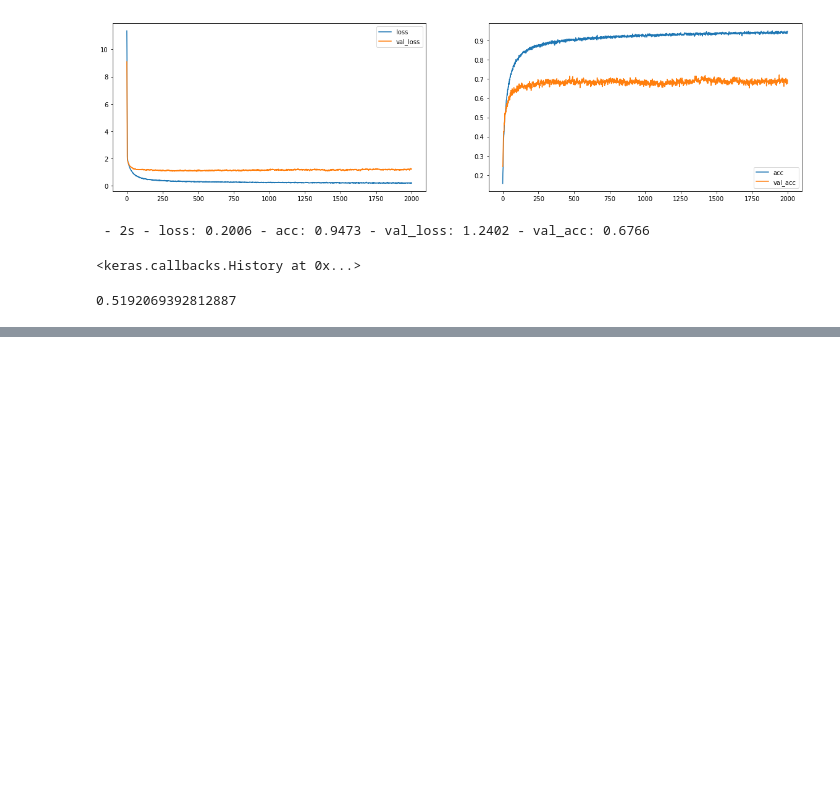
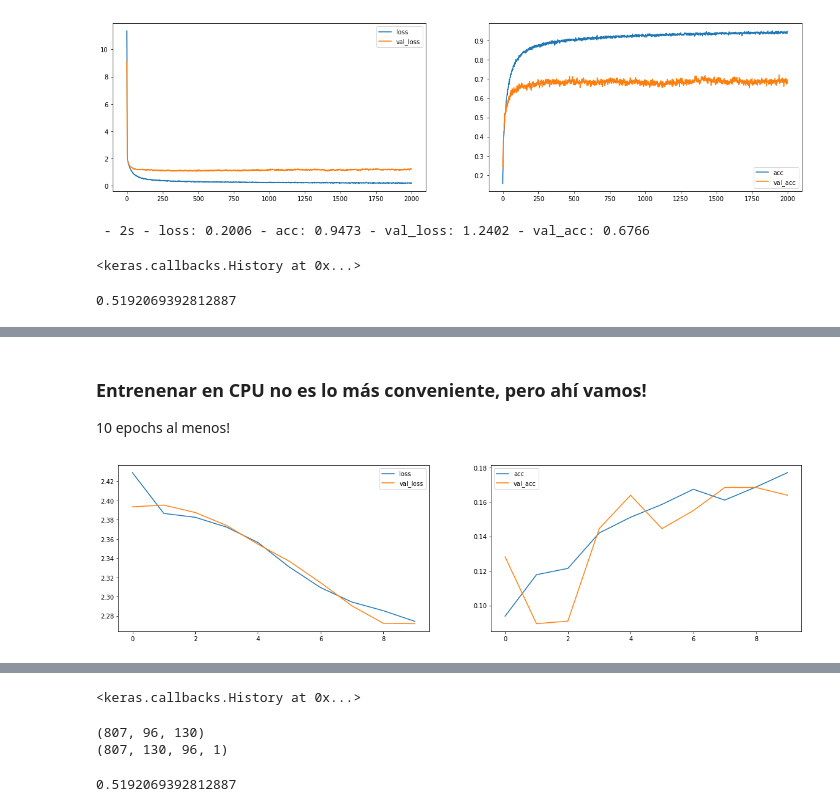
Before and after one commit to pedrini210/instrument-recognition, a Jupyter notebook: Instrument Recognition.ipynb, the cells around one changed output, grey strips where cells are left out. Saved outputs shown, nothing was run; the diff lists cells and outputs as text; code cells hidden in the pictures; blank space fills up the shorter version.

```diff
--- a/Instrument Recognition.ipynb
+++ b/Instrument Recognition.ipynb
@@ -565,0 +664,9 @@ print(acum/test.shape[0])
+# %%
+# x_spctr_train = x_spctr_train(x_spctr_train.shape[0], img_cols, img_rows, 1)
+
+x_spctr_train = x_spctr_train.reshape(x_spctr_train.shape[0], x_spctr_train.shape[2], x_spctr_train.shape[1], 1)
+
+x_spctr_val = x_spctr_val.reshape(x_spctr_val.shape[0], x_spctr_val.shape[2], x_spctr_val.shape[1], 1)
+
+print(x_spctr_train.shape)
+print(x_spctr_val.shape)
@@ -565,0 +678,7 @@ print(acum/test.shape[0])
+# %%
+# Specifying the length of the array
+num_classes = len(instrument_encoding)
+
+# One-hot!
+y_spctr_train = keras.utils.to_categorical(train_spct_set['instrument'], num_classes)
+y_spctr_val = keras.utils.to_categorical(val_spctr_set['instrument'], num_classes)
@@ -565,0 +753,9 @@ print(acum/test.shape[0])
+# %%
+cnn_model = build_CNN_model(X=x_spctr_train,
+                            num_instruments = y_spctr_train.shape[1]
+                           )
+# %%
+cnn_model.compile(loss='categorical_crossentropy',
+              optimizer='adadelta',
+              metrics=['accuracy'])
+cnn_model.summary()
@@ -565,0 +780,16 @@ print(acum/test.shape[0])
+# %% [markdown]
+### Entrenenar en CPU no es lo más conveniente, pero ahí vamos!
+
+10 epochs al menos!
+# %%
+# Preparing for early stop
+checkpointer = ModelCheckpoint(filepath='cnn_model_1.hdf5', verbose=0, save_best_only=True)
+
+cnn_model.fit(x_spctr_train, y_spctr_train,
+    batch_size=32,
+    epochs=10,
+    validation_data=(x_spctr_val, y_spctr_val),
+    verbose=2,
+    callbacks=[plot_losses, checkpointer])
+# %% [output]
+[figure, added]
@@ -565,0 +797,17 @@ print(acum/test.shape[0])
+<keras.callbacks.History at 0x...>
+# %%
+# Select the BEST!
+cnn_model.load_weights('cnn_model_1.hdf5')
+
+x_spctr_test = test_spectrogram.melgram.tolist()
+a_test = list(map(lambda x: x[:,0:130], x_spctr_test))
+x_spctr_test = np.array(a_test)
+print(x_spctr_test.shape)
+
+x_spctr_test = x_spctr_test.reshape(x_spctr_test.shape[0], x_spctr_test.shape[2], x_spctr_test.shape[1], 1)
+print(x_spctr_test.shape)
+
+predictions = cnn_model.predict(x_spctr_test)
+# %% [output]
+(807, 96, 130)
+(807, 130, 96, 1)
@@ -565,0 +818,9 @@ print(acum/test.shape[0])
+# %%
+acum = 0
+for i in range(test.shape[0]):
+    if test.predicted[i] in test.instruments[i]:
+        acum += 1
+
+print(acum/test.shape[0])
+# %% [output]
+0.5192069392812887
```
Also changed, not shown: parts of 27 cells of this notebook, 1 other file.
